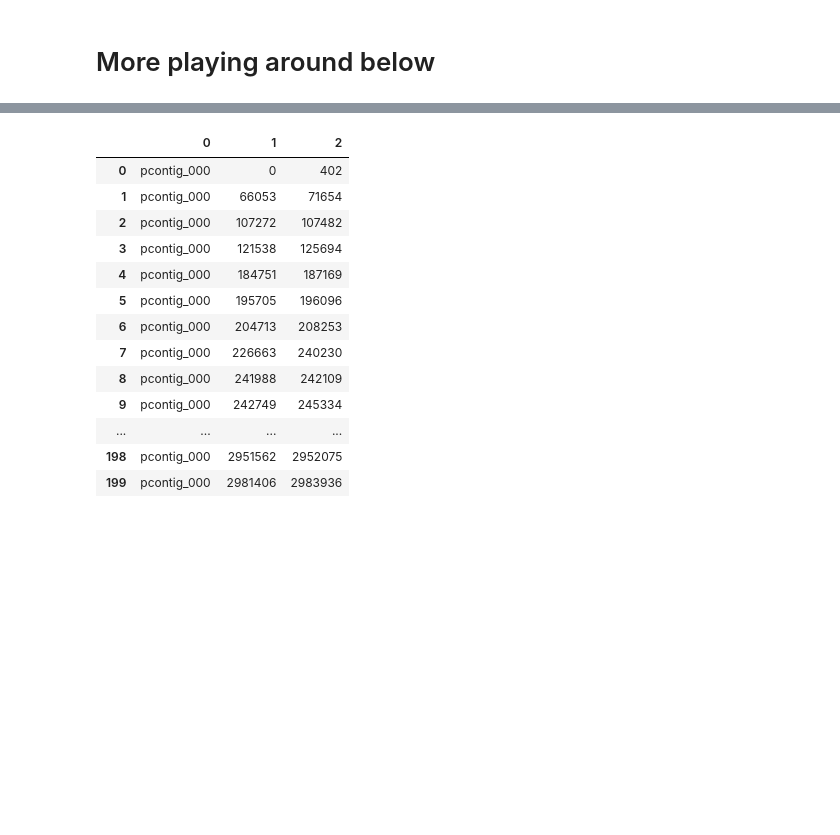
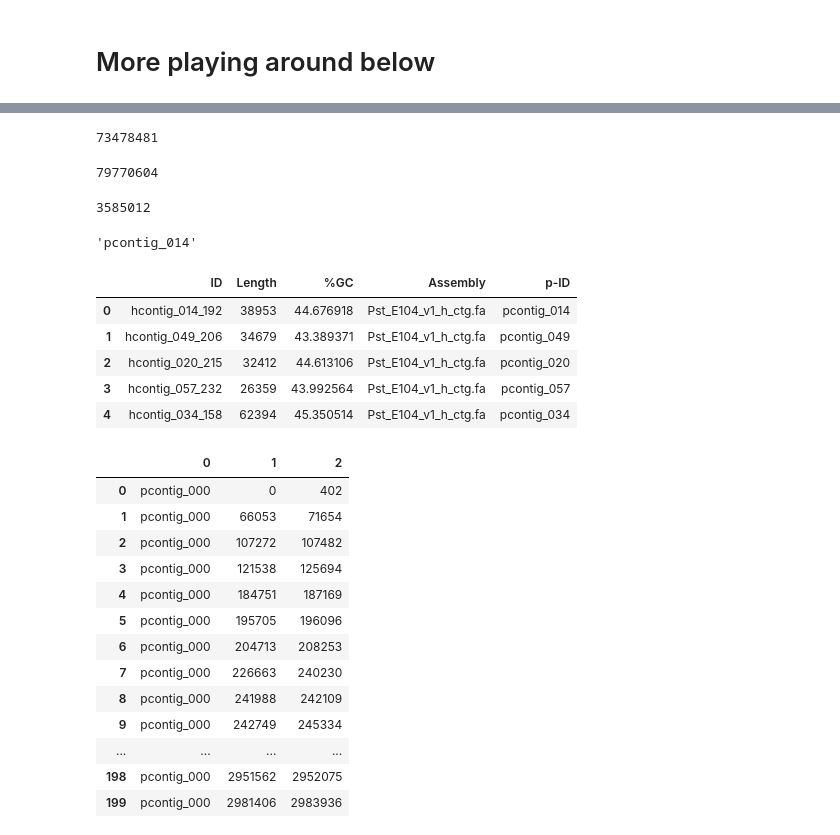
Before and after one commit to BenjaminSchwessinger/Pst_104E_analysis, a Jupyter notebook: 02062017_coverage_analysis_training.ipynb, the cells around one changed output, grey strips where cells are left out. Cells and saved outputs as stored; diff of their text form; code cells hidden in the pictures; blank space fills up the shorter version.

```diff
--- a/02062017_coverage_analysis_training.ipynb
+++ b/02062017_coverage_analysis_training.ipynb
@@ -267,2 +301,32 @@ p_unique_bed_df.to_csv(cov_folder+'Pst_E104_v1_ph_ctg.p_p_het_cov.bed', header=N
 # %% [markdown]
 # More playing around below
+# %%
+def make_contig_df(contig_path, contig_name):
+    """
+    Make contig Dataframe from fasta file.
+    """
+    f_handle = open(contig_path+'/'+contig_name, mode='r')
+    contigs = SeqIO.parse(f_handle, 'fasta')
+    contig_length = []
+    contig_id =[]
+    contig_GC = []
+    assembly_id = []
+    for x in contigs:
+        contig_id.append(x.id)
+        contig_length.append(len(x.seq))
+        contig_GC.append(SeqUtils.GC(x.seq))
+        assembly_id.append(contig_name)
+    s1 = pd.Series(contig_id, name='ID')
+    s2 = pd.Series(contig_length, name='Length')
+    s3 = pd.Series(contig_GC, name='%GC')
+    s4 = pd.Series(assembly_id, name="Assembly")
+    contig_df = pd.concat([s1, s2, s3, s4], axis=1)
+    f_handle.close()
+    return contig_df
+# %%
+contig_path = '/home/benjamin/genome_assembly/PST79/FALCON/p_assemblies/v9_1/122016_assembly/'
+p_assembly = 'Pst_E104_v1_p_ctg.fa'
+h_assembly = 'Pst_E104_v1_h_ctg.fa'
+# %%
+p_df = make_contig_df(contig_path, p_assembly)
+h_df = make_contig_df(contig_path, h_assembly)
@@ -269,3 +345,30 @@ p_unique_bed_df.to_csv(cov_folder+'Pst_E104_v1_ph_ctg.p_p_het_cov.bed', header=N
+# %%
+h_df_cov_s2000['Length'].sum()
+# %% [output]
+73478481
+# %%
+p_df_cov_s2000_pwh['Length'].sum()
+# %% [output]
+79770604
+# %%
+p_df_cov_s2000_pwoh['Length'].sum()
+# %% [output]
+3585012
+# %%
+h_df.iloc[0,:]['ID'].replace('h', 'p')[0:11]
+# %% [output]
+'pcontig_014'
+# %%
+h_df['p-ID'] = 'p' + h_df['ID'].str[1:11]
+# %%
+h_df.head()
+# %% [output]
+|  | ID | Length | %GC | Assembly | p-ID |
+| 0 | hcontig_014_192 | 38953 | 44.676918 | Pst_E104_v1_h_ctg.fa | pcontig_014 |
+| 1 | hcontig_049_206 | 34679 | 43.389371 | Pst_E104_v1_h_ctg.fa | pcontig_049 |
+| 2 | hcontig_020_215 | 32412 | 44.613106 | Pst_E104_v1_h_ctg.fa | pcontig_020 |
+| 3 | hcontig_057_232 | 26359 | 43.992564 | Pst_E104_v1_h_ctg.fa | pcontig_057 |
+| 4 | hcontig_034_158 | 62394 | 45.350514 | Pst_E104_v1_h_ctg.fa | pcontig_034 |
 # %%
 #potentially p_homo DNA streatches are defined as p contig cov streatches, while doing ph mapping, that are homozygous coverage
 # coverage -> 2*mean_s2000_ph_p
```
Also changed, not shown: parts of 9 cells of this notebook.
